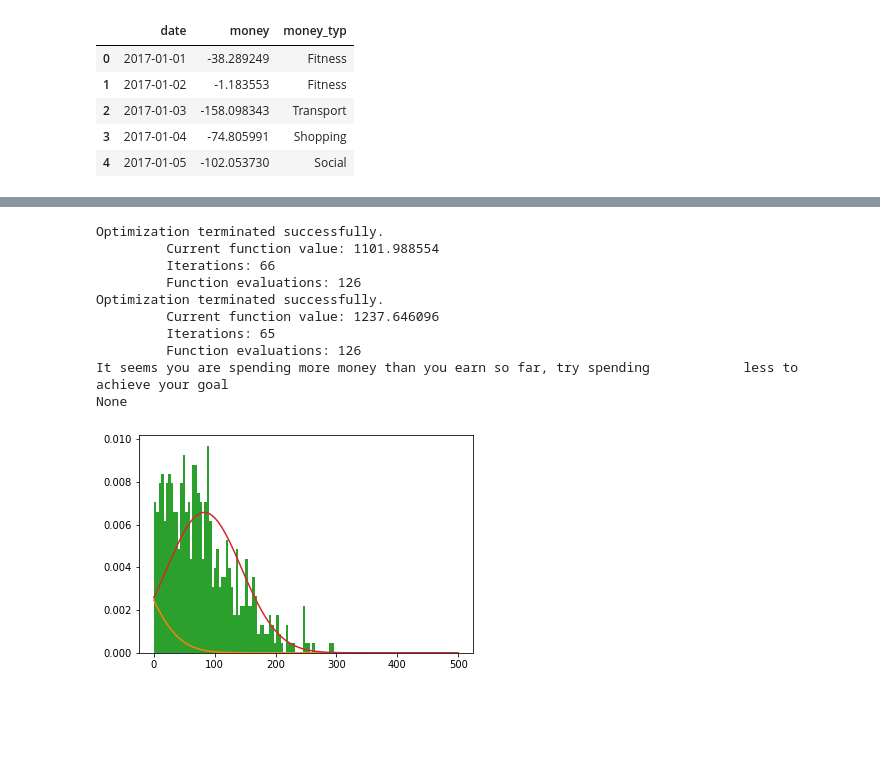
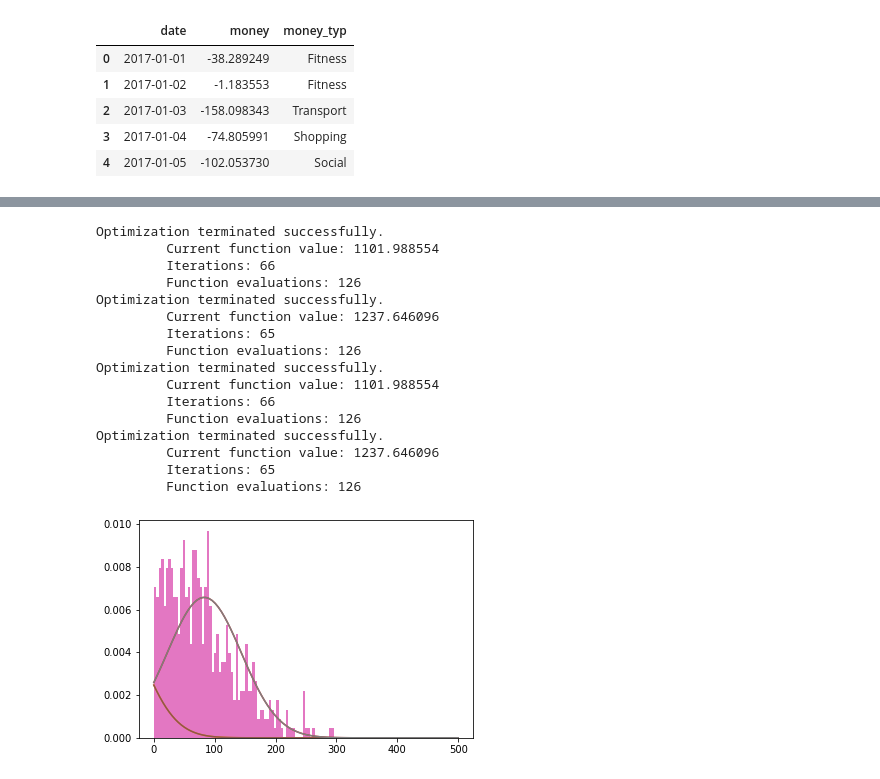
Before and after one commit to XiaoLuoLYG/Hackathon, a Jupyter notebook: model.ipynb, the cells around one changed output, grey strips where cells are left out. Drawn from its saved outputs; the diff is of its cells as text; code cells hidden in the pictures; blank space fills up the shorter version.

```diff
--- a/model.ipynb
+++ b/model.ipynb
@@ -221,21 +123,34 @@ def days_needed(goal, d):
     params_out = fit_normal_model(df_out_thus_far.money)
     money_left = df2[df2.date <= d].money.sum()
     if (params_in[0] - params_out[0] < 0):
-        print("It seems you are spending more money than you earn so far, try spending less to achieve your goal")
+        return (f"It seems you are spending more money than you earn so far, try spending less to achieve your goal")
     else:
         future_days = (goal - money_left) / (params_in[0] - params_out[0])
-        print("You need to keep going for {%d} days to achive your goal", future_days)
+        return (f"You need to keep going for {future_days} days to achive your goal")
-# %%
-print(days_needed(10000, date(2018, 3, 1)))
-# %% [output]
-Optimization terminated successfully.
-         Current function value: 1101.988554
-         Iterations: 66
-         Function evaluations: 126
-Optimization terminated successfully.
-         Current function value: 1237.646096
-         Iterations: 65
-         Function evaluations: 126
-It seems you are spending more money than you earn so far, try spending            less to achieve your goal
-None
-[figure, removed]
+# %%
+
+d = date(2018, 3, 1)
+r = days_left(d)
+goal = 10000
+dn = days_needed(goal, date(2018, 3, 1))
+with open ('model_out.txt','w') as out:
+    out.write(f'Based on your income and expend date so far: {str(d)}, your money can still support you for around {int(r)} days\n')
+    out.write(f'your goal is to save {goal}, based on your current financial histroy, {dn}\n')
+# %% [output]
+Optimization terminated successfully.
+         Current function value: 1101.988554
+         Iterations: 66
+         Function evaluations: 126
+Optimization terminated successfully.
+         Current function value: 1237.646096
+         Iterations: 65
+         Function evaluations: 126
+Optimization terminated successfully.
+         Current function value: 1101.988554
+         Iterations: 66
+         Function evaluations: 126
+Optimization terminated successfully.
+         Current function value: 1237.646096
+         Iterations: 65
+         Function evaluations: 126
+[figure, added]
```
Also changed, not shown: parts of 13 cells of this notebook, 2 other files.
